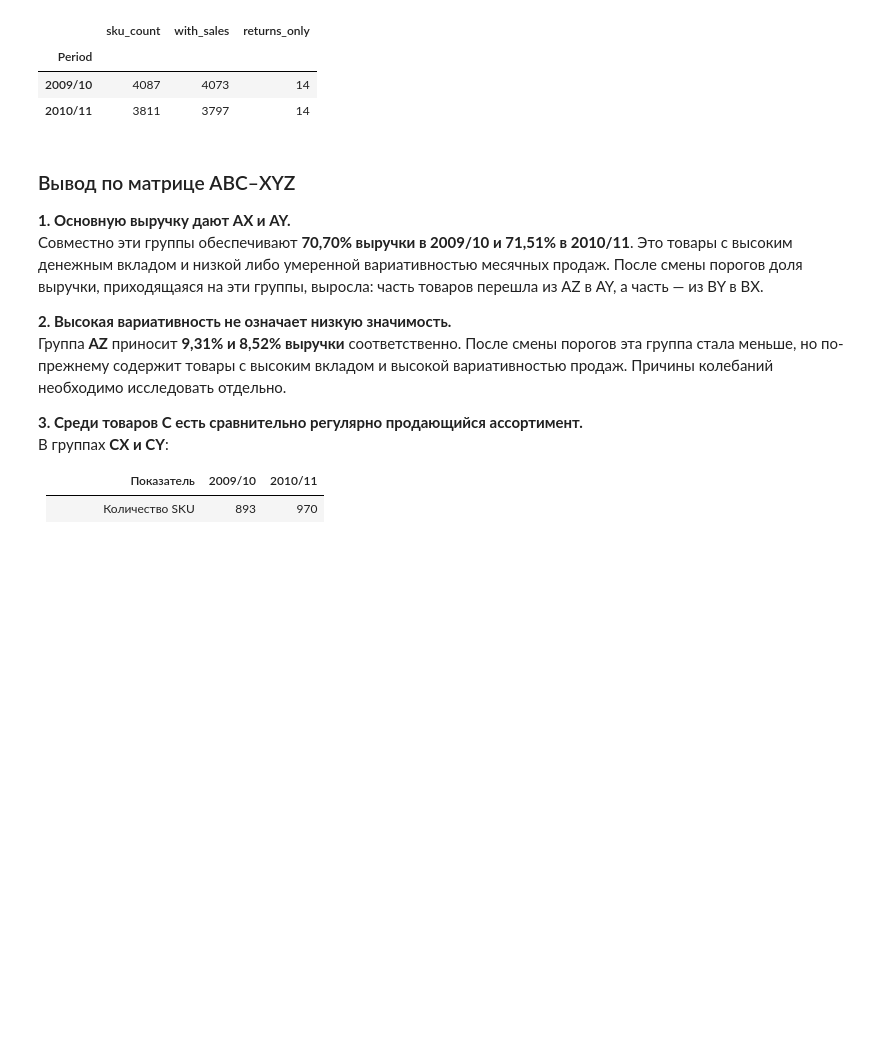
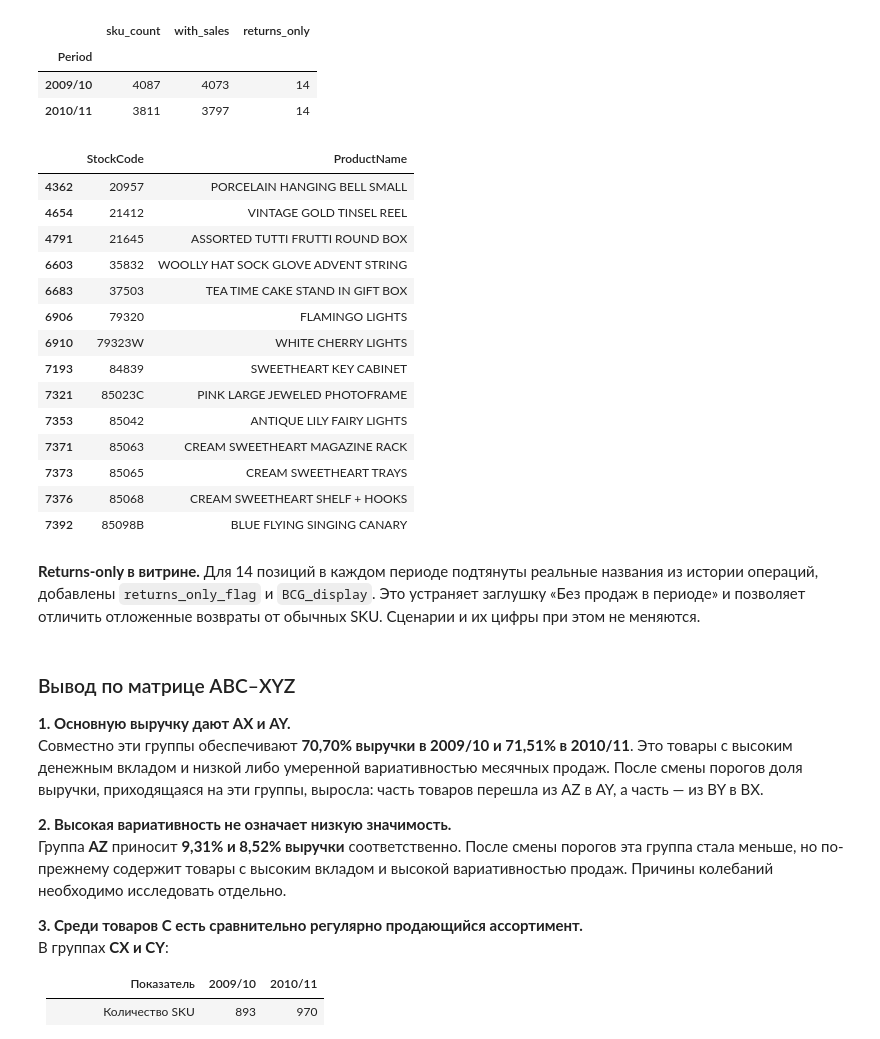
Before and after one commit to Urizen-Data/SKU_navigator, a Jupyter notebook: notebooks/SKU Навигатор.ipynb, the cells around one changed output. Drawn from its saved outputs; the diff is of its cells as text; code cells hidden in the pictures; blank space fills up the shorter version.

Commit message:
PBI notebook update returns only and BCG display add

```diff
--- a/notebooks/SKU Навигатор.ipynb
+++ b/notebooks/SKU Навигатор.ipynb
@@ -2322,6 +2323,13 @@ for period in sku_period["Period"].drop_duplicates():
         .reindex(index=["A", "B", "C"], columns=["X", "Y", "Z"])
         .round(2)
     )
+
+# Справочник имён: одно имя на StockCode
+name_map = (
+    clean.dropna(subset=["Description"])
+    .drop_duplicates("StockCode")
+    .set_index("StockCode")["Description"]
+)
 # ============================================================
 # SKU только с возвратами в периоде
 # ============================================================
@@ -2350,7 +2358,7 @@ missing = (
 
 if len(missing) > 0:
     missing = missing.assign(
-        ProductName="Без продаж в периоде",
+        ProductName=missing["StockCode"].map(name_map).fillna("Нет описания"),
         revenue=0.0,
         units=0,
         orders=0,
@@ -2411,6 +2419,26 @@ display(
 | Period |  |  |  |
 | 2009/10 | 4087 | 4073 | 14 |
 | 2010/11 | 3811 | 3797 | 14 |
+# %%
+sku_period.query("Period == '2010/11' and revenue == 0")[["StockCode", "ProductName"]]
+# %% [output]
+|  | StockCode | ProductName |
+| 4362 | 20957 | PORCELAIN HANGING BELL SMALL |
+| 4654 | 21412 | VINTAGE GOLD TINSEL REEL |
+| 4791 | 21645 | ASSORTED TUTTI FRUTTI ROUND BOX |
+| 6603 | 35832 | WOOLLY HAT SOCK GLOVE ADVENT STRING |
+| 6683 | 37503 | TEA TIME CAKE STAND IN GIFT BOX |
+| 6906 | 79320 | FLAMINGO LIGHTS |
+| 6910 | 79323W | WHITE CHERRY LIGHTS |
+| 7193 | 84839 | SWEETHEART KEY CABINET |
+| 7321 | 85023C | PINK LARGE JEWELED PHOTOFRAME |
+| 7353 | 85042 | ANTIQUE LILY FAIRY LIGHTS |
+| 7371 | 85063 | CREAM SWEETHEART MAGAZINE RACK |
+| 7373 | 85065 | CREAM SWEETHEART TRAYS |
+| 7376 | 85068 | CREAM SWEETHEART SHELF + HOOKS |
+| 7392 | 85098B | BLUE FLYING SINGING CANARY |
+# %% [markdown]
+**Returns-only в витрине.** Для 14 позиций в каждом периоде подтянуты реальные названия из истории операций, добавлены `returns_only_flag` и `BCG_display`. Это устраняет заглушку «Без продаж в периоде» и позволяет отличить отложенные возвраты от обычных SKU. Сценарии и их цифры при этом не меняются.
 # %% [markdown]
 ### Вывод по матрице ABC–XYZ
 
```
Also changed, not shown: parts of 6 cells of this notebook, 6 other files.
